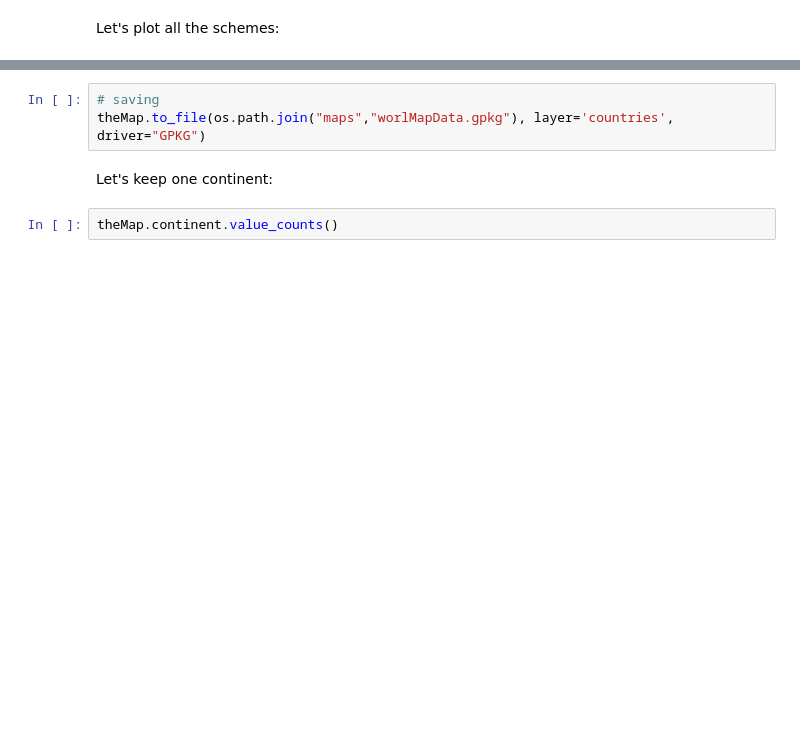
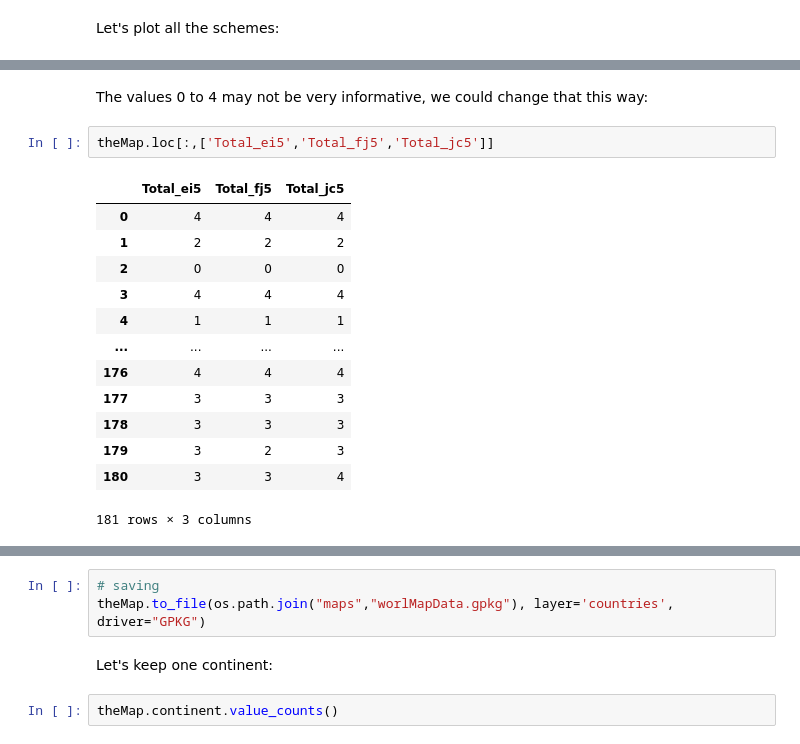
Before and after one commit to SocialAnalytics-StrategicIntelligence/codes, a Jupyter notebook: Merging and Choropleths.ipynb, the cells around one changed output, grey strips where cells are left out. Drawn from its saved outputs; the diff is of its cells as text; blank space fills up the shorter version.

```diff
--- a/Merging and Choropleths.ipynb
+++ b/Merging and Choropleths.ipynb
@@ -852,0 +1833,18 @@ plt.show()
+# %% [markdown]
+The values 0 to 4 may not be very informative, we could change that this way:
+# %%
+theMap.loc[:,['Total_ei5','Total_fj5','Total_jc5']]
+# %% [output]
+|  | Total_ei5 | Total_fj5 | Total_jc5 |
+| 0 | 4 | 4 | 4 |
+| 1 | 2 | 2 | 2 |
+| 2 | 0 | 0 | 0 |
+| 3 | 4 | 4 | 4 |
+| 4 | 1 | 1 | 1 |
+| ... | ... | ... | ... |
+| 176 | 4 | 4 | 4 |
+| 177 | 3 | 3 | 3 |
+| 178 | 3 | 3 | 3 |
+| 179 | 3 | 2 | 3 |
+| 180 | 3 | 3 | 4 |
+181 rows × 3 columns
```
Also changed, not shown: parts of 114 cells of this notebook, 3 other files.
